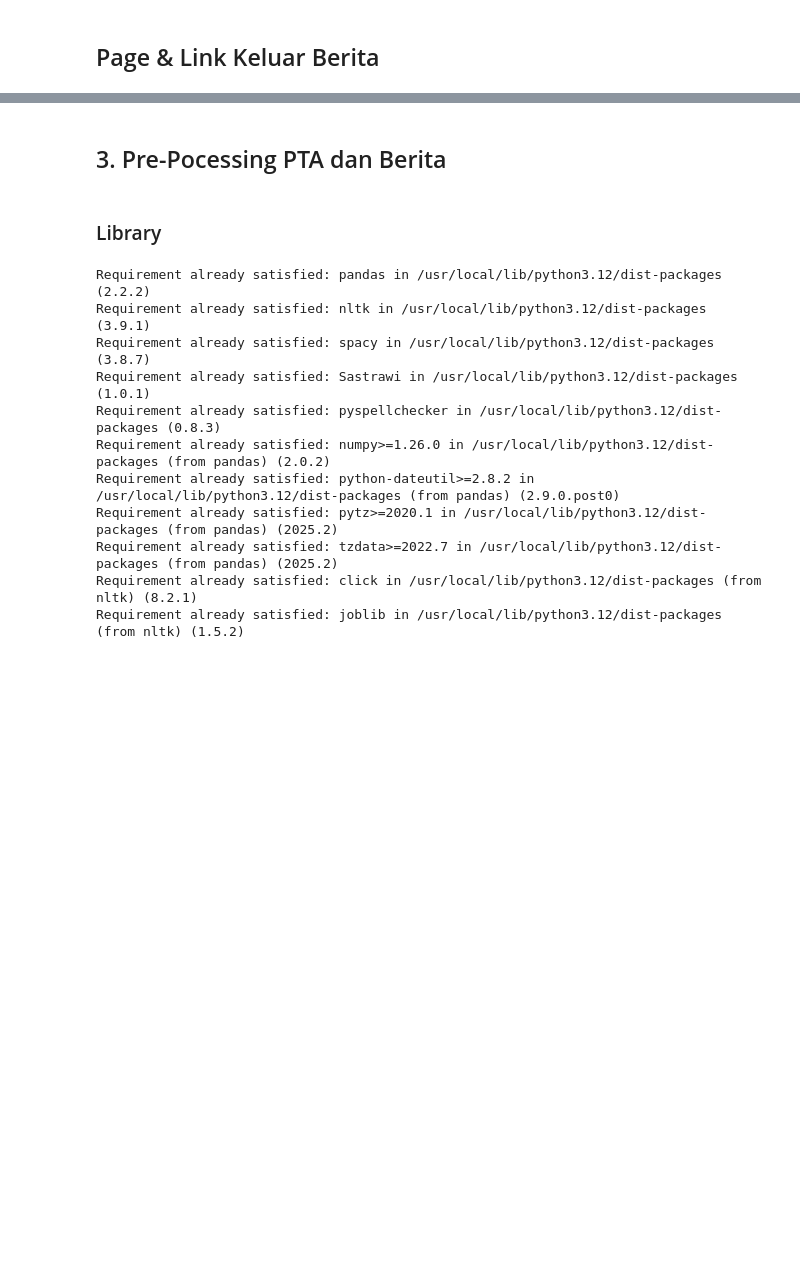
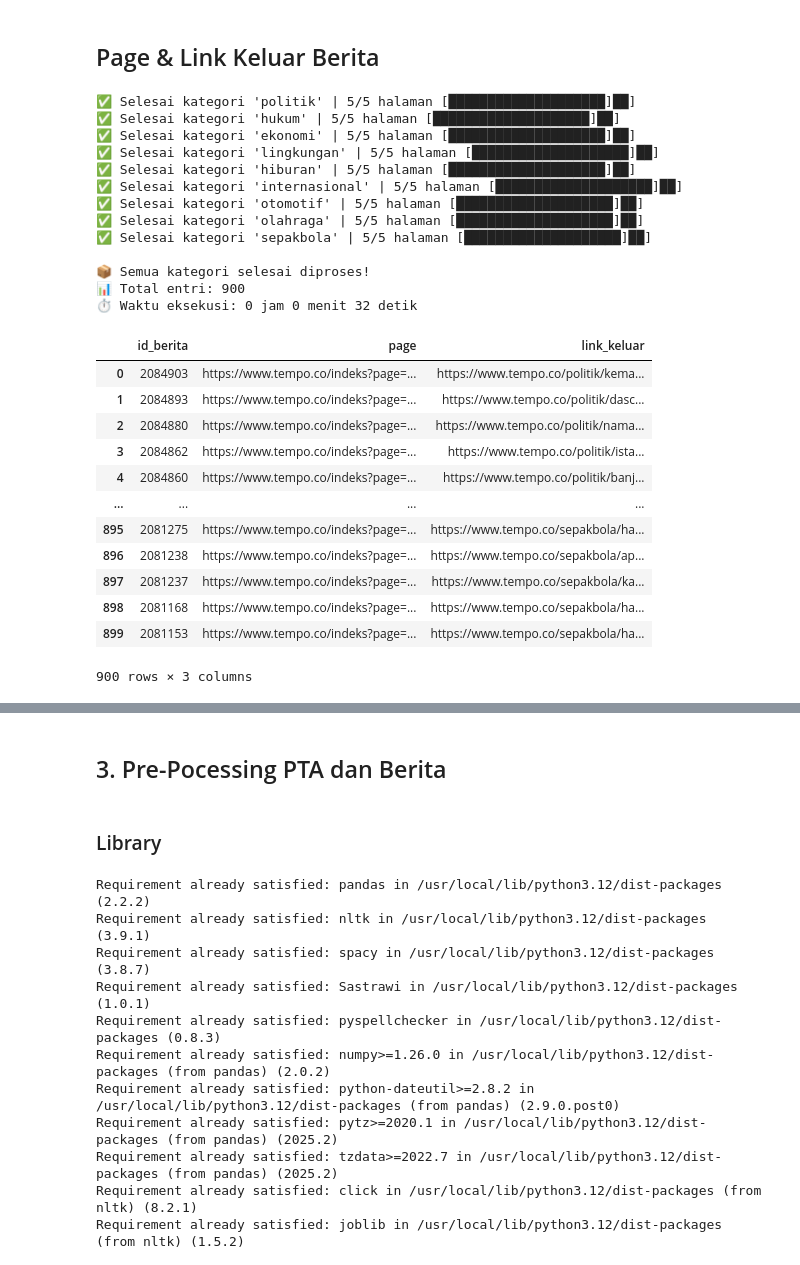
Before and after one commit to farah123-dot/ppw, a Jupyter notebook: _sources/crawling_pta.ipynb, the cells around one changed output, grey strips where cells are left out. Cells and saved outputs as stored; diff of their text form; code cells hidden in the pictures; blank space fills up the shorter version.

```diff
--- a/_sources/crawling_pta.ipynb
+++ b/_sources/crawling_pta.ipynb
@@ -412,8 +414,24 @@ internasional - Page 5/5 [██████████████████
 # %% [markdown]
 ## Page & Link Keluar Berita
 # %%
+import time
+import requests
+from bs4 import BeautifulSoup
+import pandas as pd
+import re
+
+# ✅ Fungsi untuk menampilkan progress bar per kategori
+def print_progress_wave(category, page, total_pages, done=False):
+    progress = int((page / total_pages) * 20)
+    bar = "█" * progress + "-" * (20 - progress)
+    if not done:
+        print(f"\r🔄 Mengambil kategori '{category}' | Halaman {page}/{total_pages} [{bar}]", end="", flush=True)
+    else:
+        print(f"\r✅ Selesai kategori '{category}' | {total_pages}/{total_pages} halaman [{bar}]")
+
+# ✅ Fungsi utama
 def berita_links(categories, pages_per_category=1):
-    start_time = time.time()  # mulai hitung waktu
+    start_time = time.time()
 
     BASE_URL = "https://www.tempo.co/indeks?page={}&category=rubrik&rubric_slug={}"
 
@@ -423,41 +441,79 @@ def berita_links(categories, pages_per_category=1):
         "link_keluar": []
     }
 
     for cat in categories:
-        for page in range(1, pages_per_category+1):
+        for page in range(1, pages_per_category + 1):
             url = BASE_URL.format(page, cat)
             r = requests.get(url, headers={"User-Agent": "Mozilla/5.0"})
             soup = BeautifulSoup(r.text, "html.parser")
 
             articles = soup.select("figure figcaption a")
             for a in articles:
                 link = "https://www.tempo.co" + a["href"]
                 id_match = re.search(r"-(\d+)$", link)
                 berita_id = id_match.group(1) if id_match else None
 
                 data["id_berita"].append(berita_id)
-                data["page"].append(url)         # link page
-                data["link_keluar"].append(link) # link detail
+                data["page"].append(url)
+                data["link_keluar"].append(link)
 
-            # update progress bar
-            print_progress(cat, page, pages_per_category)
+            # tampilkan progress per halaman
+            print_progress_wave(cat, page, pages_per_category)
 
+        # setelah selesai satu kategori → tampilkan baris baru
+        print_progress_wave(cat, pages_per_category, pages_per_category, done=True)
+        time.sleep(0.2)  # jeda kecil biar rapi di output
+
+    # simpan ke CSV
     df = pd.DataFrame(data)
     df.to_csv("tempo_links.csv", index=False, encoding="utf-8-sig")
 
     end_time = time.time()
     elapsed = int(end_time - start_time)
     jam, sisa = divmod(elapsed, 3600)
     menit, detik = divmod(sisa, 60)
 
-    # summary
-    print("\n✅ Seluruh link berhasil dikumpulkan!")
+    print("\n📦 Semua kategori selesai diproses!")
     print(f"📊 Total entri: {len(df)}")
     print(f"⏱️ Waktu eksekusi: {jam} jam {menit} menit {detik} detik")
 
     return df
 
-categories = ["politik", "hukum", "ekonomi", "lingkungan", "hiburan", "internasional", "otomotif", "olahraga", "sepakbola"]
+# ✅ Daftar kategori
+categories = [
+    "politik", "hukum", "ekonomi", "lingkungan",
+    "hiburan", "internasional", "otomotif", "olahraga", "sepakbola"
+]
+
+# Jalankan fungsi
+berita_links(categories, pages_per_category=5)
+# %% [output]
+✅ Selesai kategori 'politik' | 5/5 halaman [████████████████████]██]
+✅ Selesai kategori 'hukum' | 5/5 halaman [████████████████████]██]
+✅ Selesai kategori 'ekonomi' | 5/5 halaman [████████████████████]██]
+✅ Selesai kategori 'lingkungan' | 5/5 halaman [████████████████████]██]
+✅ Selesai kategori 'hiburan' | 5/5 halaman [████████████████████]██]
+✅ Selesai kategori 'internasional' | 5/5 halaman [████████████████████]██]
+✅ Selesai kategori 'otomotif' | 5/5 halaman [████████████████████]██]
+✅ Selesai kategori 'olahraga' | 5/5 halaman [████████████████████]██]
+✅ Selesai kategori 'sepakbola' | 5/5 halaman [████████████████████]██]
+
+📦 Semua kategori selesai diproses!
+📊 Total entri: 900
+⏱️ Waktu eksekusi: 0 jam 0 menit 32 detik
+|  | id_berita | page | link_keluar |
+| 0 | 2084903 | https://www.tempo.co/indeks?page=... | https://www.tempo.co/politik/kema... |
+| 1 | 2084893 | https://www.tempo.co/indeks?page=... | https://www.tempo.co/politik/dasc... |
+| 2 | 2084880 | https://www.tempo.co/indeks?page=... | https://www.tempo.co/politik/nama... |
+| 3 | 2084862 | https://www.tempo.co/indeks?page=... | https://www.tempo.co/politik/ista... |
+| 4 | 2084860 | https://www.tempo.co/indeks?page=... | https://www.tempo.co/politik/banj... |
+| ... | ... | ... | ... |
+| 895 | 2081275 | https://www.tempo.co/indeks?page=... | https://www.tempo.co/sepakbola/ha... |
+| 896 | 2081238 | https://www.tempo.co/indeks?page=... | https://www.tempo.co/sepakbola/ap... |
+| 897 | 2081237 | https://www.tempo.co/indeks?page=... | https://www.tempo.co/sepakbola/ka... |
+| 898 | 2081168 | https://www.tempo.co/indeks?page=... | https://www.tempo.co/sepakbola/ha... |
+| 899 | 2081153 | https://www.tempo.co/indeks?page=... | https://www.tempo.co/sepakbola/ha... |
+900 rows × 3 columns
 # %%
 berita_links(categories, pages_per_category=5)
 # %% [output]
```
Also changed, not shown: parts of 5 cells of this notebook, 17 other files.
